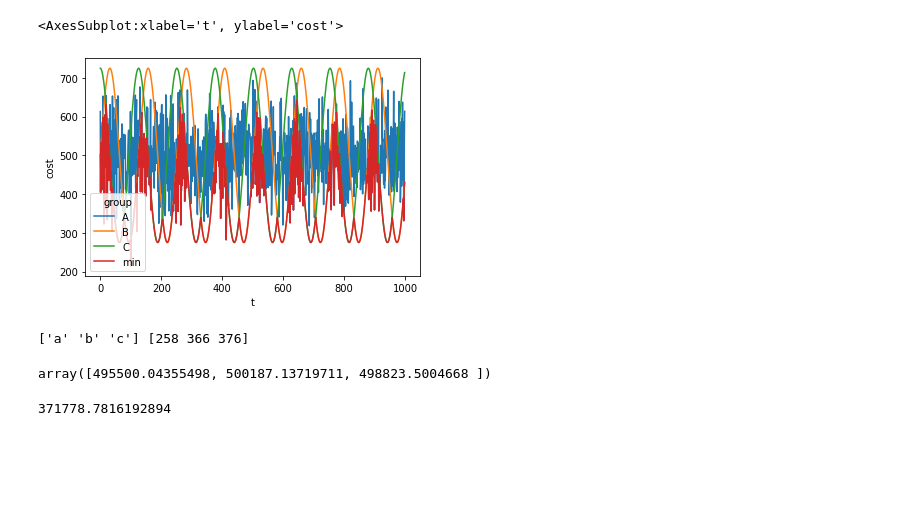
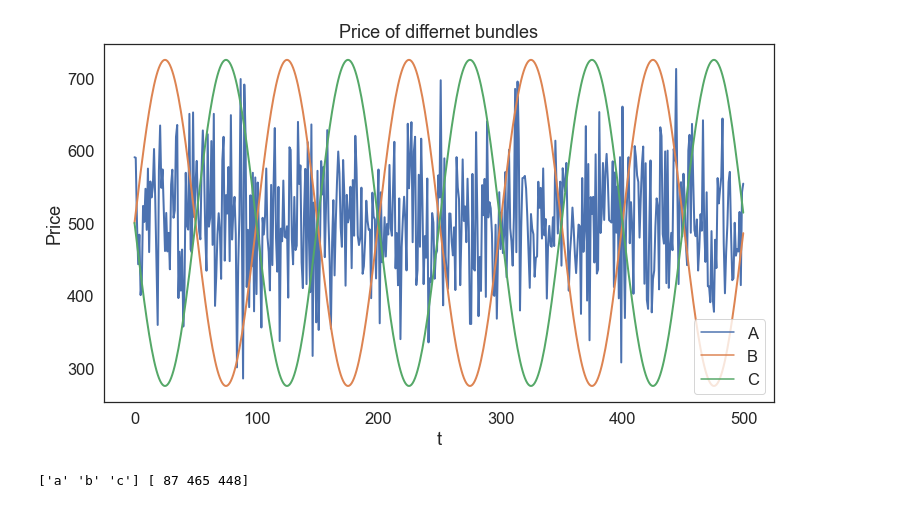
Before and after one commit to enriquephl/periodic_bandit, a Jupyter notebook: price2.ipynb, the cells around one changed output. Cells and saved outputs as stored; diff of their text form; code cells hidden in the pictures; blank space fills up the shorter version.

```diff
--- a/price2.ipynb
+++ b/price2.ipynb
@@ -9,25 +10,31 @@ def cost(t):
     return np.random.normal(cost_mu, cost_sigma)
 
 def B(t):
-    return cost_mu + cost_sigma*3 *np.sin(t/20)
+    return cost_mu + cost_sigma*3 *np.sin(2*np.pi/100*t)
 
 def C(t):
-    return cost_mu + cost_sigma*3 *np.cos(t/20)
+    return cost_mu + cost_sigma*3 *(-np.sin(2*np.pi/100*t))
 # %%
 z=[]
 zz=[]
-for i in range(1000):
+for i in range(500):
     costs=[cost(i), B(i), C(i)]
     zz.append(costs)
     z.append({"t": i, "cost": costs[0], "group": "A"})
     z.append({"t": i, "cost": costs[1], "group": "B"})
     z.append({"t": i, "cost": costs[2], "group": "C"})
-    z.append({"t": i, "cost": min(costs), "group": "min"})
+    #z.append({"t": i, "cost": min(costs), "group": "min"})
 df=pd.DataFrame(z)
-sns.lineplot(x="t", y="cost", data=df, hue="group")
-# %% [output]
-<AxesSubplot:xlabel='t', ylabel='cost'>
-[figure, removed]
+# %%
+sns.set_theme(style="white", font_scale=1.5)
+plt.figure(figsize=(12,6.6))
+ax1 = sns.lineplot(x="t", y="cost", data=df, hue="group",linewidth=2)
+ax1.set_title("Price of differnet bundles")
+ax1.set_ylabel("Price")
+ax1.legend().set_title(title=None)
+ax1.figure.savefig("prices.png")
+# %% [output]
+[figure, added]
 # %%
 z=[]
 for i in range(1000):
@@ -36,15 +43,17 @@ for i in range(1000):
 values, counts = np.unique(z, return_counts=True)
 print(values, counts)
 # %% [output]
-['a' 'b' 'c'] [258 366 376]
+['a' 'b' 'c'] [ 87 465 448]
 # %%
-np.sum(zz,axis=0)
+a=[]
+cost_A, cost_B, cost_C, cost_optimal = 0, 0, 0, 0
+for i in range(len(zz)):
+    cost_A += zz[i][0]
+    cost_B += zz[i][1]
+    cost_C += zz[i][2]
+    cost_optimal += np.min(zz[i])
+    a.append({"t": i+1, "cost_min": cost_A, "group": "A"})
+    a.append({"t": i+1, "cost_min": cost_B, "group": "B"})
+    a.append({"t": i+1, "cost_min": cost_C, "group": "C"})
+    a.append({"t": i+1, "cost_min": cost_optimal, "group": "optimal"})
+df_costs=pd.DataFrame(a)
-# %% [output]
-array([495500.04355498, 500187.13719711, 498823.5004668 ])
-# %%
-zzz=0
-for item in zz:
-    zzz += min(item)
-print(zzz)
-# %% [output]
-371778.7816192894
```
Also changed, not shown: parts of 3 cells of this notebook, 27 other files.
